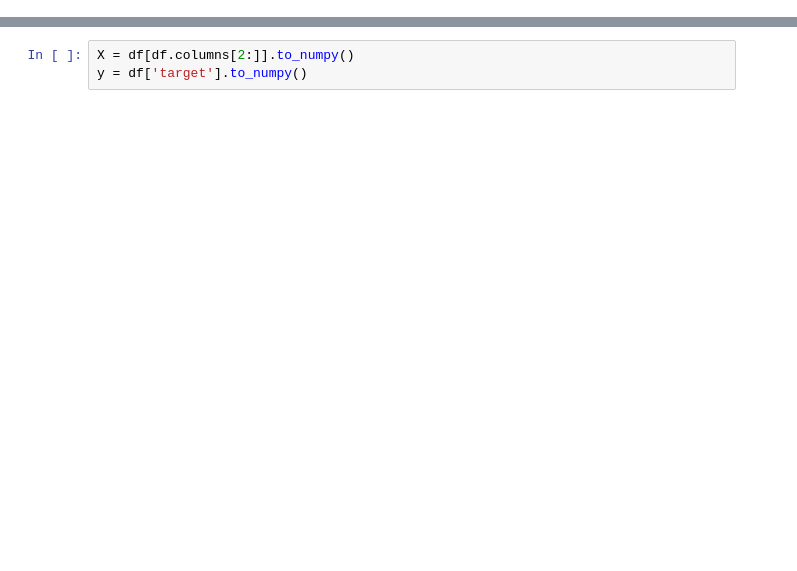
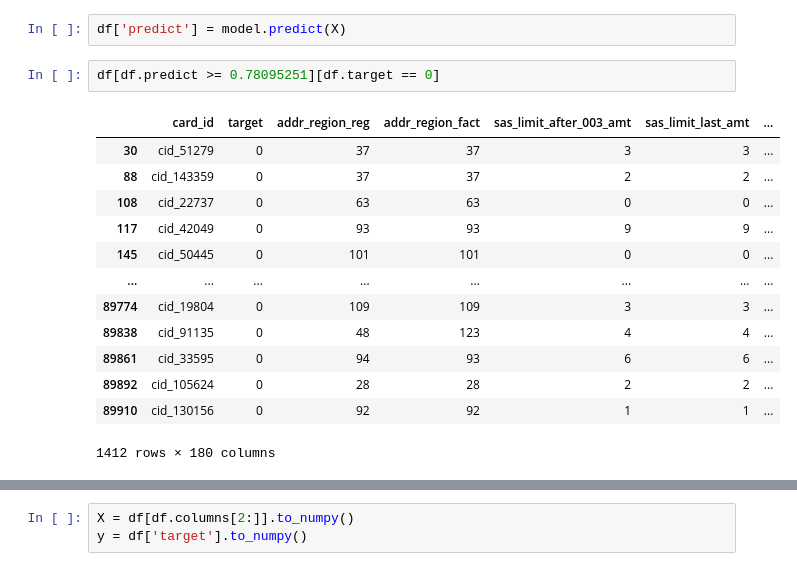
Before and after one commit to Oxonomy/IDAO-2020-FinalRound, a Jupyter notebook: modeling.ipynb, the cells around one changed output, grey strips where cells are left out. Cells and saved outputs as stored; diff of their text form; blank space fills up the shorter version.

```diff
--- a/modeling.ipynb
+++ b/modeling.ipynb
@@ -66,0 +261,18 @@ df
+# %%
+df['predict'] = model.predict(X)
+# %%
+df[df.predict >= 0.78095251][df.target == 0]
+# %% [output]
+|  | card_id | target | addr_region_reg | addr_region_fact | sas_limit_after_003_amt | sas_limit_last_amt | ... |
+| 30 | cid_51279 | 0 | 37 | 37 | 3 | 3 | ... |
+| 88 | cid_143359 | 0 | 37 | 37 | 2 | 2 | ... |
+| 108 | cid_22737 | 0 | 63 | 63 | 0 | 0 | ... |
+| 117 | cid_42049 | 0 | 93 | 93 | 9 | 9 | ... |
+| 145 | cid_50445 | 0 | 101 | 101 | 0 | 0 | ... |
+| ... | ... | ... | ... | ... | ... | ... | ... |
+| 89774 | cid_19804 | 0 | 109 | 109 | 3 | 3 | ... |
+| 89838 | cid_91135 | 0 | 48 | 123 | 4 | 4 | ... |
+| 89861 | cid_33595 | 0 | 94 | 93 | 6 | 6 | ... |
+| 89892 | cid_105624 | 0 | 28 | 28 | 2 | 2 | ... |
+| 89910 | cid_130156 | 0 | 92 | 92 | 1 | 1 | ... |
+1412 rows × 180 columns
```
Also changed, not shown: parts of 47 cells of this notebook, 2 other files.
